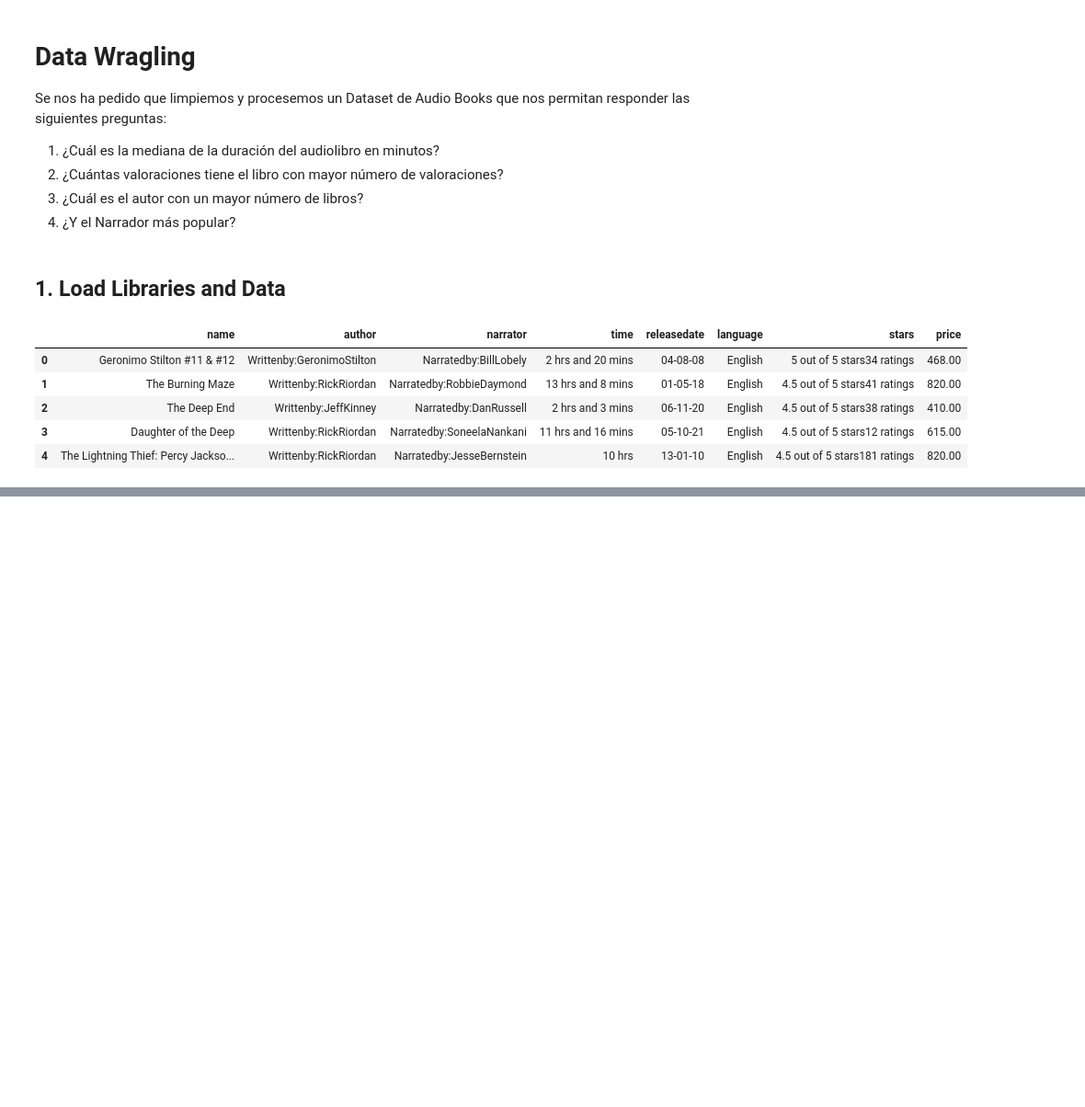
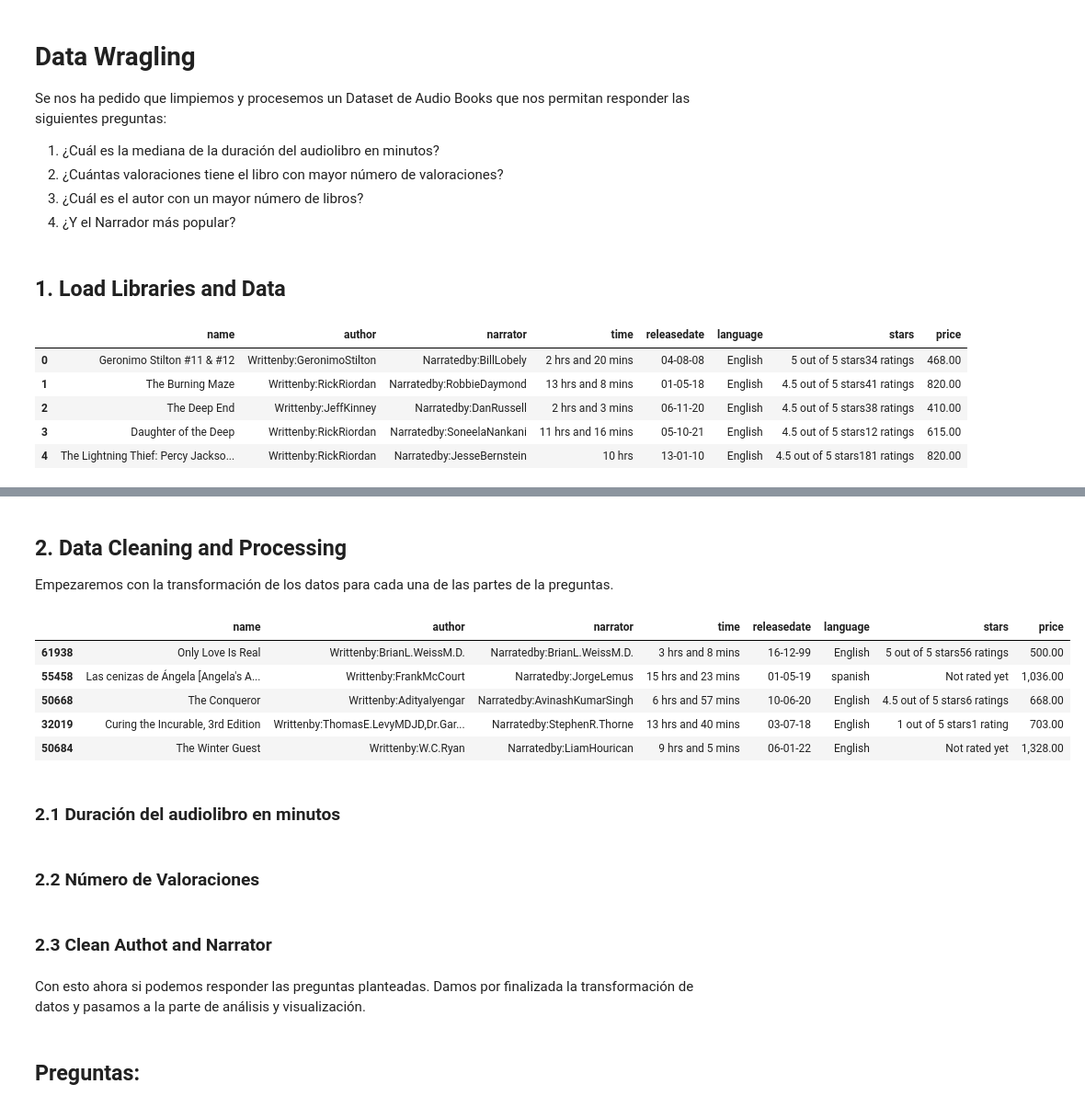
Before and after one commit to Chrissroman/md004_ha_dv, a Jupyter notebook: notebooks/S6T2_AudioBook_ChristianR_20260416.ipynb, the cells around one changed output, grey strips where cells are left out. Shown at 92% size. Saved outputs shown, nothing was run; the diff lists cells and outputs as text; code cells hidden in the pictures; blank space fills up the shorter version.

```diff
--- a/notebooks/S6T2_AudioBook_ChristianR_20260416.ipynb
+++ b/notebooks/S6T2_AudioBook_ChristianR_20260416.ipynb
@@ -34,0 +44,4 @@ data.head()
+# %% [markdown]
+## 2. Data Cleaning and Processing
+
+Empezaremos con la transformación de los datos para cada una de las partes de la preguntas.
@@ -34,0 +51,11 @@ data.head()
+# %%
+df.sample(5)
+# %% [output]
+|  | name | author | narrator | time | releasedate | language | stars | price |
+| 61938 | Only Love Is Real | Writtenby:BrianL.WeissM.D. | Narratedby:BrianL.WeissM.D. | 3 hrs and 8 mins | 16-12-99 | English | 5 out of 5 stars56 ratings | 500.00 |
+| 55458 | Las cenizas de Ángela [Angela's A... | Writtenby:FrankMcCourt | Narratedby:JorgeLemus | 15 hrs and 23 mins | 01-05-19 | spanish | Not rated yet | 1,036.00 |
+| 50668 | The Conqueror | Writtenby:AdityaIyengar | Narratedby:AvinashKumarSingh | 6 hrs and 57 mins | 10-06-20 | English | 4.5 out of 5 stars6 ratings | 668.00 |
+| 32019 | Curing the Incurable, 3rd Edition | Writtenby:ThomasE.LevyMDJD,Dr.Gar... | Narratedby:StephenR.Thorne | 13 hrs and 40 mins | 03-07-18 | English | 1 out of 5 stars1 rating | 703.00 |
+| 50684 | The Winter Guest | Writtenby:W.C.Ryan | Narratedby:LiamHourican | 9 hrs and 5 mins | 06-01-22 | English | Not rated yet | 1,328.00 |
+# %% [markdown]
+### 2.1 Duración del audiolibro en minutos
@@ -34,0 +74,2 @@ data.head()
+# %% [markdown]
+### 2.2 Número de Valoraciones
@@ -34,0 +83,2 @@ data.head()
+# %% [markdown]
+### 2.3 Clean Authot and Narrator
@@ -34,0 +96,4 @@ data.head()
+# %% [markdown]
+Con esto ahora si podemos responder las preguntas planteadas. Damos por finalizada la transformación de datos y pasamos a la parte de análisis y visualización.
+# %% [markdown]
+## Preguntas:
```
Also changed, not shown: parts of 17 cells of this notebook.
